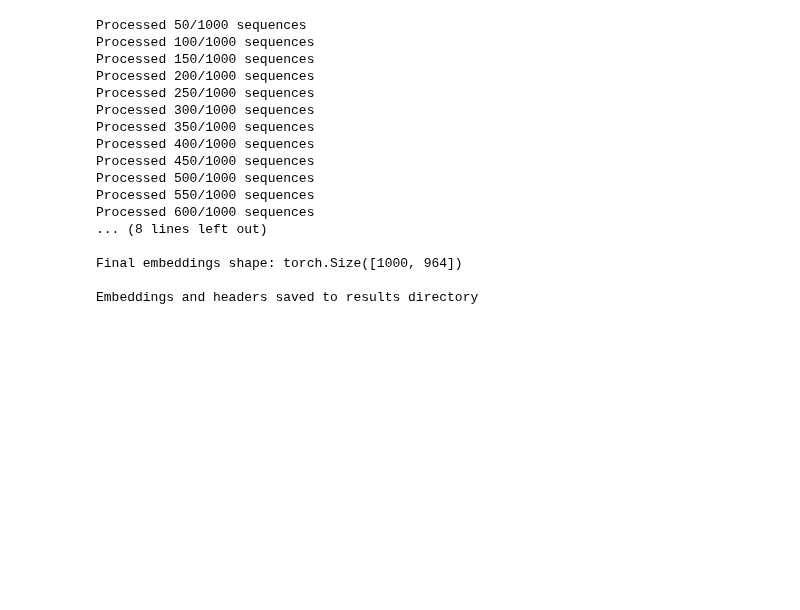
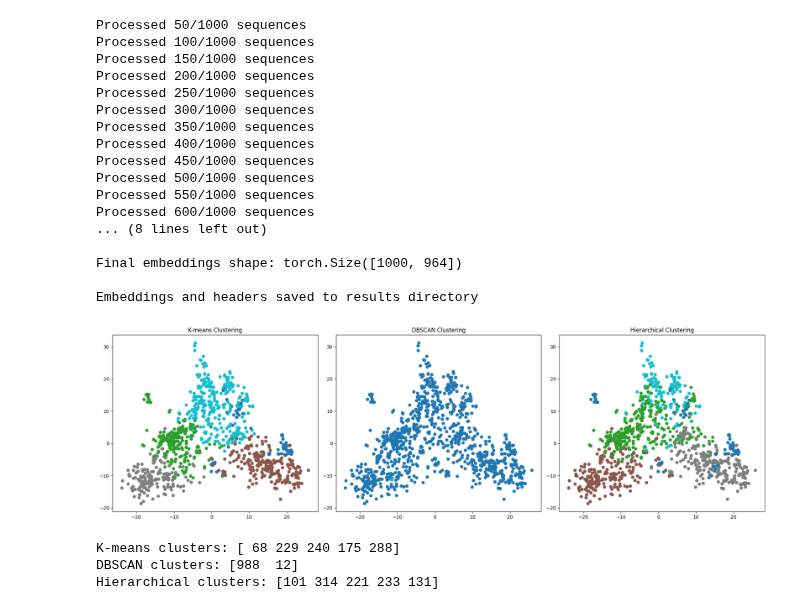
Before and after one commit to spicadust/llm-matrix, a Jupyter notebook: notebooks/cluster.ipynb, the cells around one changed output. Saved outputs shown, nothing was run; the diff lists cells and outputs as text; code cells hidden in the pictures; blank space fills up the shorter version.

Commit message:
Cluster based on embeddings

```diff
--- a/notebooks/cluster.ipynb
+++ b/notebooks/cluster.ipynb
@@ -192,3 +196,62 @@ Processed 600/1000 sequences
 Final embeddings shape: torch.Size([1000, 964])
 
 Embeddings and headers saved to results directory
+# %%
+import numpy as np
+from sklearn.preprocessing import StandardScaler
+from sklearn.decomposition import PCA
+from sklearn.cluster import KMeans, DBSCAN, AgglomerativeClustering
+import matplotlib.pyplot as plt
+
+# Load and preprocess data
+embeddings = np.load("../results/embeddings.npy")
+headers = np.load("../results/headers.npy")
+
+scaler = StandardScaler()
+embeddings_scaled = scaler.fit_transform(embeddings)
+
+pca = PCA(n_components=2, random_state=42)
+embeddings_2d = pca.fit_transform(embeddings_scaled)
+
+# Try different clustering methods
+n_clusters = 5
+
+# 1. K-means
+kmeans = KMeans(n_clusters=n_clusters, random_state=42)
+kmeans_clusters = kmeans.fit_predict(embeddings_scaled)
+
+# 2. DBSCAN
+dbscan = DBSCAN(eps=0.5, min_samples=5)
+dbscan_clusters = dbscan.fit_predict(embeddings_scaled)
+
+# 3. Hierarchical
+hierarchical = AgglomerativeClustering(n_clusters=n_clusters)
+hierarchical_clusters = hierarchical.fit_predict(embeddings_scaled)
+
+# Plot results
+fig, axes = plt.subplots(1, 3, figsize=(20, 6))
+
+# K-means plot
+axes[0].scatter(embeddings_2d[:, 0], embeddings_2d[:, 1], c=kmeans_clusters, cmap="tab10")
+axes[0].set_title("K-means Clustering")
+
+# DBSCAN plot
+axes[1].scatter(embeddings_2d[:, 0], embeddings_2d[:, 1], c=dbscan_clusters, cmap="tab10")
+axes[1].set_title("DBSCAN Clustering")
+
+# Hierarchical plot
+axes[2].scatter(embeddings_2d[:, 0], embeddings_2d[:, 1], c=hierarchical_clusters, cmap="tab10")
+axes[2].set_title("Hierarchical Clustering")
+
+plt.tight_layout()
+plt.show()
+
+# Print statistics for each method
+print("\nK-means clusters:", np.unique(kmeans_clusters, return_counts=True)[1])
+print("DBSCAN clusters:", np.unique(dbscan_clusters, return_counts=True)[1])
+print("Hierarchical clusters:", np.unique(hierarchical_clusters, return_counts=True)[1])
+# %% [output]
+[figure, added]
+K-means clusters: [ 68 229 240 175 288]
+DBSCAN clusters: [988  12]
+Hierarchical clusters: [101 314 221 233 131]
```
Also changed, not shown: parts of 2 cells of this notebook, 2 other files.
